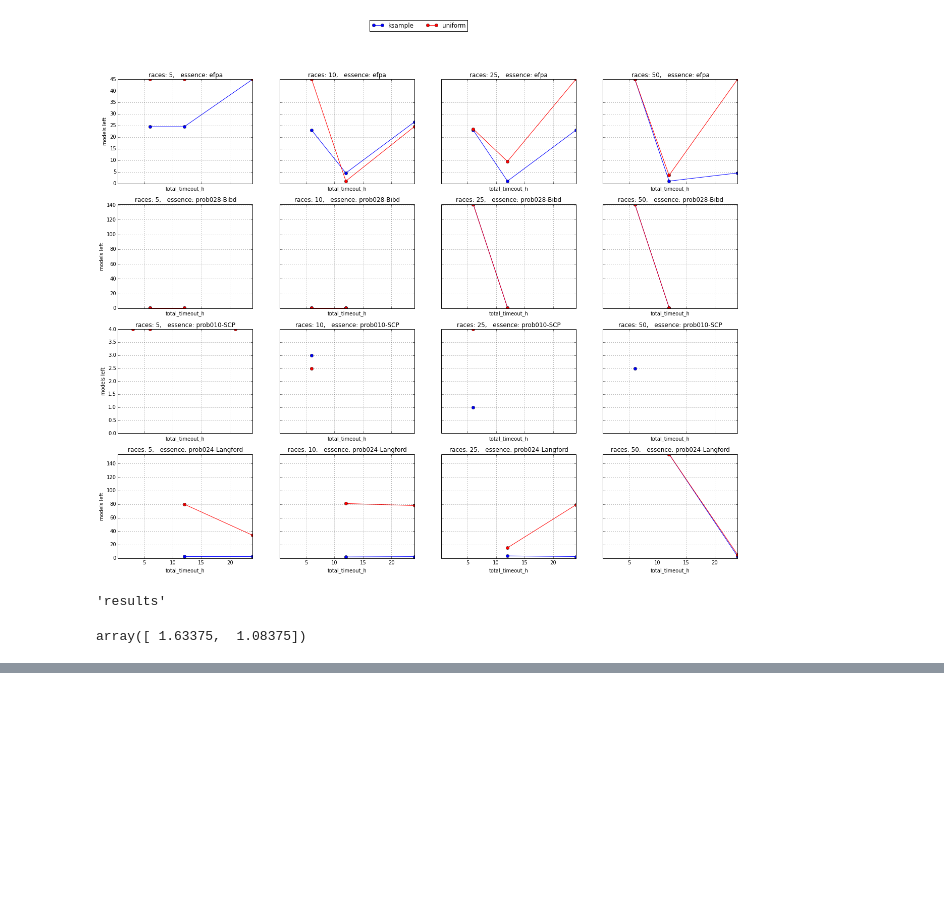
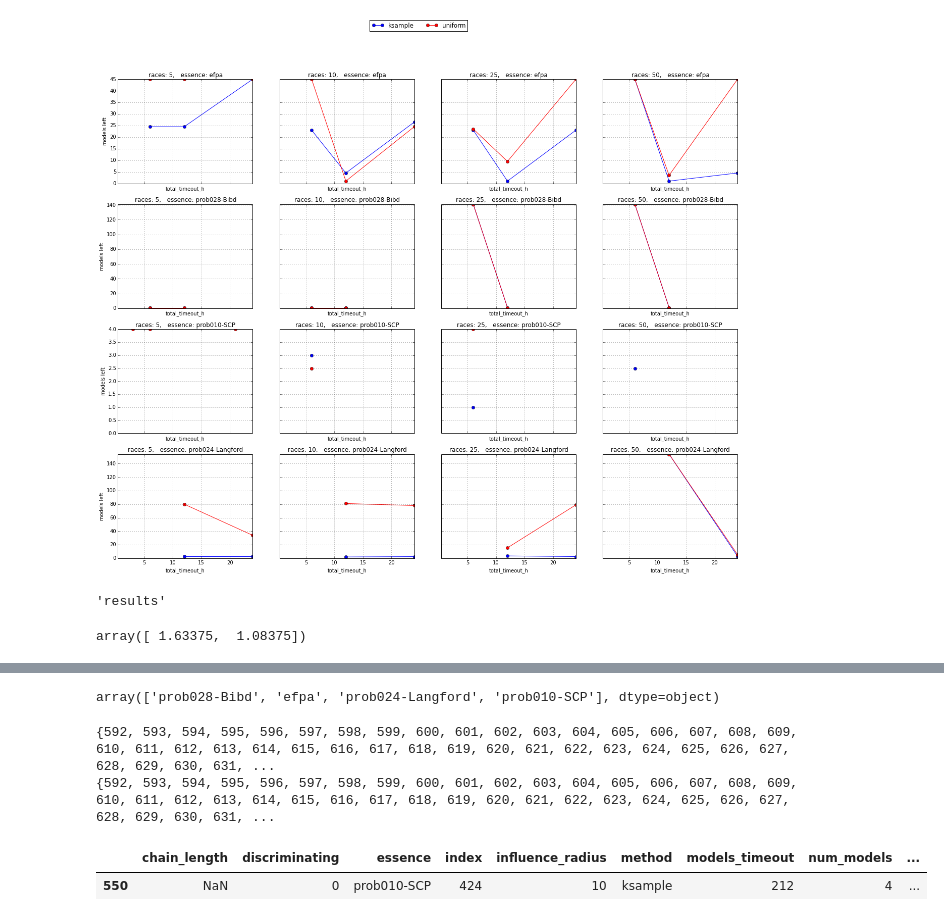
Before and after one commit to Bilalh/Gen, a Jupyter notebook: scripts/parse_results/useful.ipynb, the cells around one changed output, grey strips where cells are left out. Cells and saved outputs as stored; diff of their text form; code cells hidden in the pictures; blank space fills up the shorter version.

```diff
--- a/scripts/parse_results/useful.ipynb
+++ b/scripts/parse_results/useful.ipynb
@@ -633,0 +578,28 @@ with max_rc(100,100):
+# %%
+df.essence.unique()
+# %% [output]
+array(['prob028-Bibd', 'efpa', 'prob024-Langford', 'prob010-SCP'], dtype=object)
+# %%
+scp = df[ df.essence == 'prob010-SCP']
+
+pe = param_eprime_info
+scp_indexes = pe[  pe['index'].isin(  df[ df.essence == 'prob010-SCP']['index'].unique() ) ]
+si = scp_indexes
+
+# a=si.groupby(by='eprimes')
+# for e in a:
+#     display(*e)
+# scp_indexes['eprime'].unique()
+ix = set(df[ df.essence == 'prob010-SCP']['index'].unique())
+si_ix = set(si['index'].unique())
+
+print(ix)
+print(si_ix)
+si[ si['eprime#'] >4]
+
+scp[  scp['index'] == 424 ]
+# %% [output]
+{592, 593, 594, 595, 596, 597, 598, 599, 600, 601, 602, 603, 604, 605, 606, 607, 608, 609, 610, 611, 612, 613, 614, 615, 616, 617, 618, 619, 620, 621, 622, 623, 624, 625, 626, 627, 628, 629, 630, 631, ...
+{592, 593, 594, 595, 596, 597, 598, 599, 600, 601, 602, 603, 604, 605, 606, 607, 608, 609, 610, 611, 612, 613, 614, 615, 616, 617, 618, 619, 620, 621, 622, 623, 624, 625, 626, 627, 628, 629, 630, 631, ...
+|  | chain_length | discriminating | essence | index | influence_radius | method | models_timeout | num_models | ... |
+| 550 | NaN | 0 | prob010-SCP | 424 | 10 | ksample | 212 | 4 | ... |
```
Also changed, not shown: parts of 15 cells of this notebook, 3 other files.
